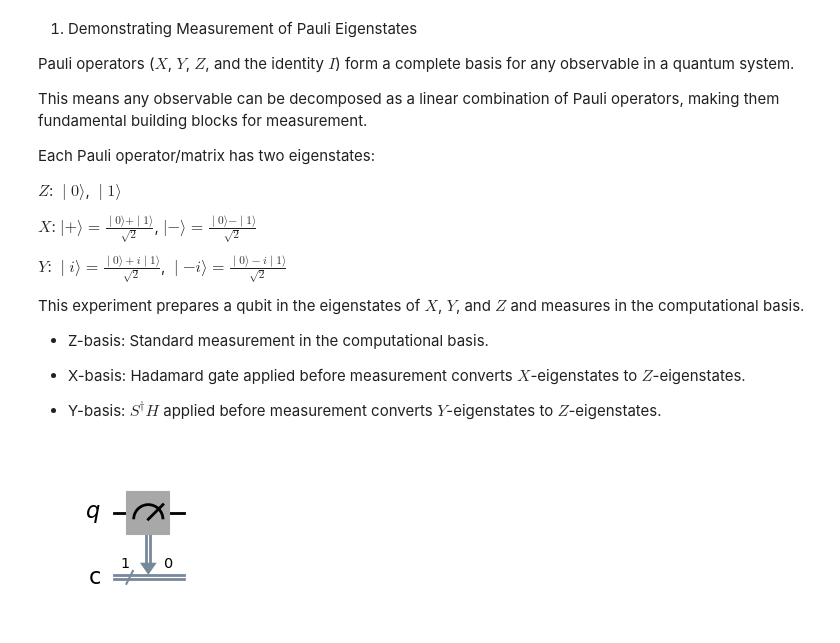
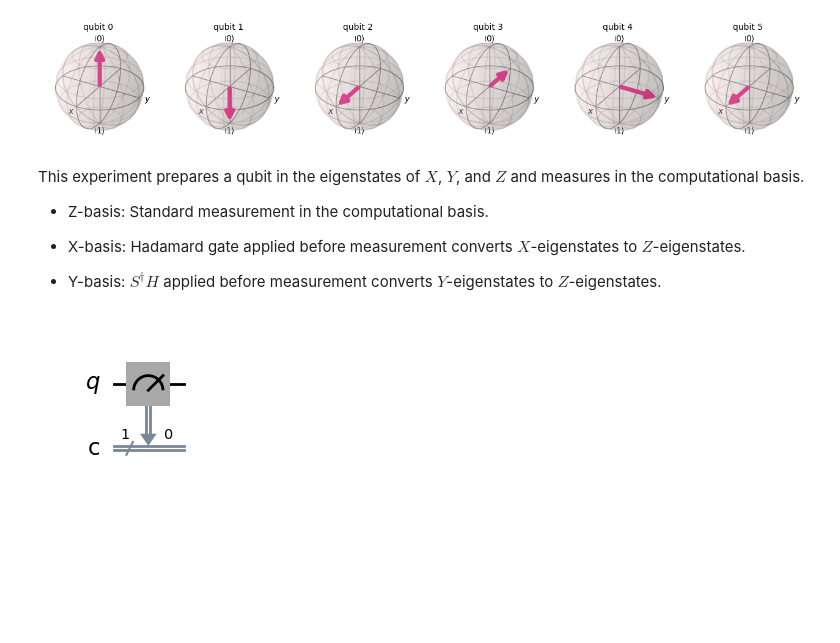
Before and after one commit to skingham/londonmet_quantum_tutorials, a Jupyter notebook: notebooks/week_2-pauli-eigenstates.ipynb, the cells around one changed output. Saved outputs shown, nothing was run; the diff lists cells and outputs as text; code cells hidden in the pictures; blank space fills up the shorter version.

```diff
--- a/notebooks/week_2-pauli-eigenstates.ipynb
+++ b/notebooks/week_2-pauli-eigenstates.ipynb
@@ -1,17 +15,32 @@
+# %%
+from qiskit import QuantumCircuit
+from qiskit.quantum_info import Statevector
+from qiskit.visualization import plot_bloch_multivector
+
+qc = QuantumCircuit(6)
+# Qubit 0 & 1 in Z basis eigenstates |0> and |1>
+                    # |0>; Qubit 0 starts in |0>
+qc.x(1)             # |1>; Pauli-X gate (NOT wrt computational basis |0>,|1>) flips state to |1>
+
+# Qubit 2 & 3 in X basis eigenstates |+> and |->
+qc.h(2)             # |+>; Hadamard gate takes state |0> to |+>
+qc.x(3)             # |->; Flip to |1>
+qc.h(3)             #      Hadamard gate takes |1> to |->
+
+# Qubit 4 & 5 in Y basis eigenstates |0> and |1>
+qc.h(4)             # Pauli-Y gate maps |0> to i|1>;
+qc.p(3.1415/2, 4)   # |i>
+#qc.h(5)
+#qc.p(-3.1415/2, 5)  # |-i>
+qc.sdg(5)
+qc.h(5)
+
+state = Statevector(qc)
+plot_bloch_multivector(state)
+# %% [output]
+[figure, added]
 # %% [markdown]
-1. Demonstrating Measurement of Pauli Eigenstates
 
-Pauli operators ($X$, $Y$, $Z$, and the identity $I$) form a complete basis for any observable in a quantum system.
-
-This means any observable can be decomposed as a linear combination of Pauli operators, making them fundamental building blocks for measurement.
-
-Each Pauli operator/matrix has two eigenstates:
-
-$Z$: $∣0\rangle$, $∣1\rangle$
-
-$X$: $|+\rangle = \frac{∣0\rangle+∣1\rangle}{\sqrt{2}}$, $|-\rangle = \frac{∣0\rangle - ∣1\rangle}{\sqrt{2}}$
-
-$Y$: $∣i\rangle = \frac{∣0\rangle + i ∣1\rangle}{\sqrt{2}}$, $∣−i\rangle = \frac{∣0\rangle − i∣1\rangle}{\sqrt{2}}$
 
 This experiment prepares a qubit in the eigenstates of $X$, $Y$, and $Z$ and measures in the computational basis.
 
```
Also changed, not shown: parts of 9 cells of this notebook, 5 other files.
